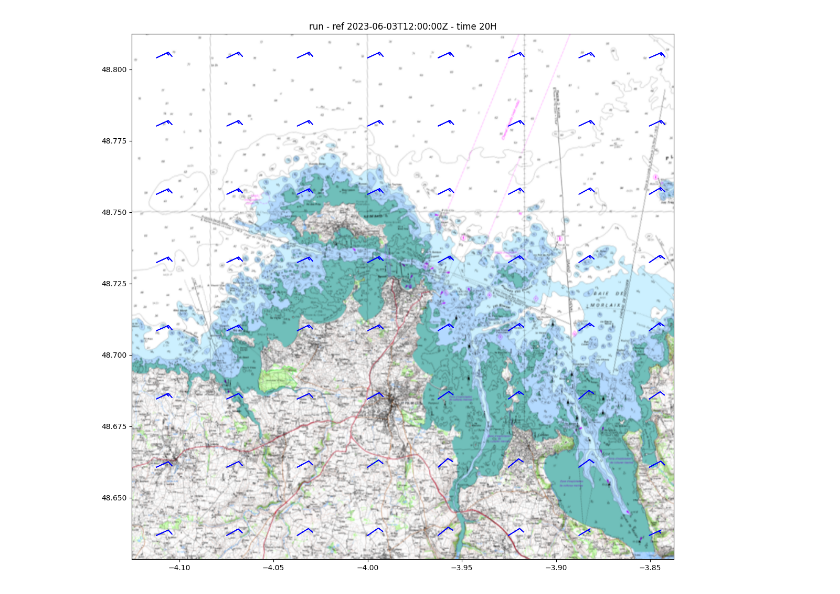
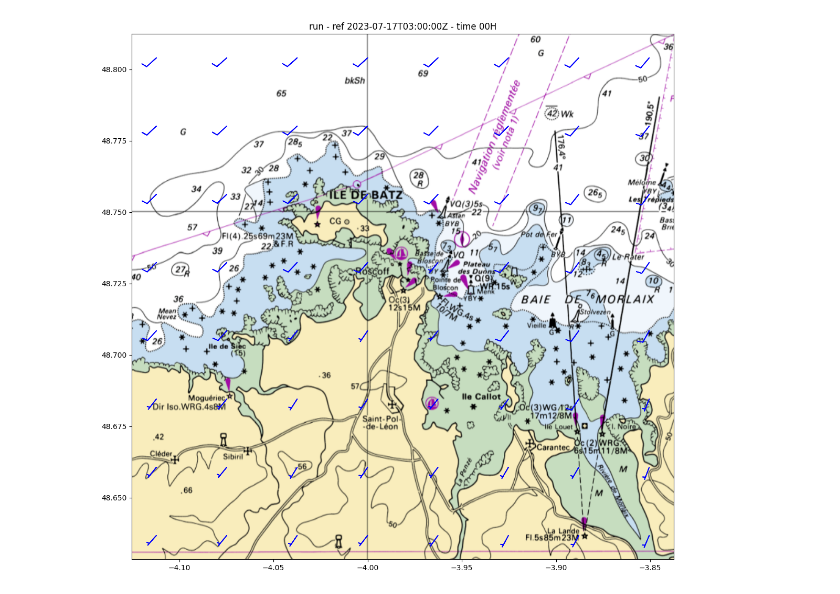
Before and after one commit to rene-d/hauturier, a Jupyter notebook: grib/windmap.ipynb, the cells around one changed output. Drawn from its saved outputs; the diff is of its cells as text; code cells hidden in the pictures.

```diff
--- a/grib/windmap.ipynb
+++ b/grib/windmap.ipynb
@@ -72,0 +9,5 @@ fig_size = (size_int, int(round(ratio * size_int)))
+# %%
+forecast = MeteoFrance(model="Arome", HD=True, echeance=0)
+
+reference_time = forecast.reference_time
+echeance = forecast.echeance
@@ -72,0 +30,9 @@ fig_size = (size_int, int(round(ratio * size_int)))
+# %%
+message = grib.select(name="10 metre U wind component")[0]
+U = np.copy(message.values[::-1])
+
+message = grib.select(name="10 metre V wind component")[0]
+V = np.copy(message.values[::-1])
+
+U = zoom(U, (shape[0] / U.shape[0], shape[1] / U.shape[1]))
+V = zoom(V, (shape[1] / V.shape[0], shape[1] / V.shape[1]))
@@ -76,7 +70,7 @@ fig, ax = plt.subplots(figsize=fig_size)
 ax.set_title(f"run - ref {reference_time} - time {echeance}")
 ax.barbs(X, Y, U * 1.852, V * 1.852, length=6, barbcolor="b", flagcolor="r", linewidth=1.25, zorder=999)
 
-cx.add_basemap(ax, crs="EPSG:4326", source="http://localhost:8000/{z}/{x}/{y}/scan")
+cx.add_basemap(ax, crs="EPSG:4326", source="http://localhost:8000/{z}/{x}/{y}/shom")
 
 bb_polygon = Polygon([p1, p2, p3, p4])
 bbox = gpd.GeoDataFrame(geometry=[bb_polygon], crs="EPSG:4326")
@@ -88 +82 @@ bbox.plot(ax=ax, alpha=0)
-[figure, old version]
+[figure, new version]
```
Also changed, not shown: parts of 7 cells of this notebook, 15 other files.
